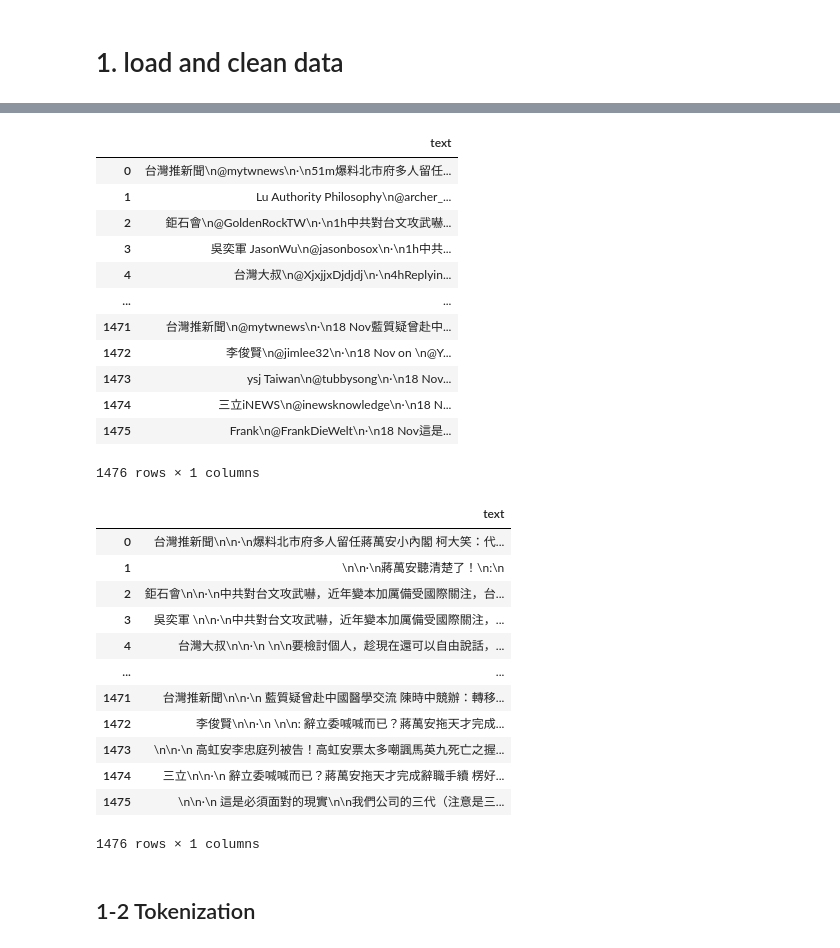
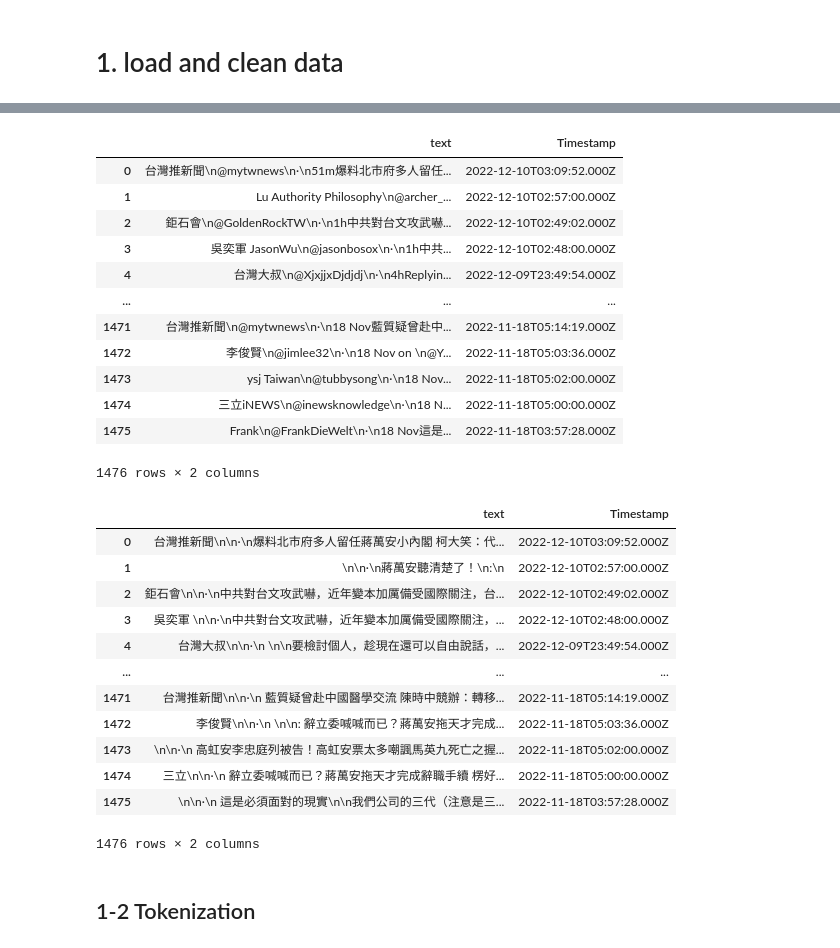
Before and after one commit to Jasper-Hewitt/Jiabo_Roberta_Chinese_sentiment, a Jupyter notebook: ChiangWanan_Twitter_predict_unlabelled_data.ipynb, the cells around one changed output, grey strips where cells are left out. Cells and saved outputs as stored; diff of their text form; code cells hidden in the pictures.

```diff
--- a/ChiangWanan_Twitter_predict_unlabelled_data.ipynb
+++ b/ChiangWanan_Twitter_predict_unlabelled_data.ipynb
@@ -59,25 +59,25 @@ import pandas as pd
 # %%
 #insert new xlsx file here
 testing_pd = pd.read_excel('/content/scrap_ChiangWanan.xlsx')
-testing_pd = testing_pd[['Text']]
+testing_pd = testing_pd[['Text', 'Timestamp']]
 testing_pd = testing_pd.rename(columns={'Text':'text'})
 # %%
 #dirty data
 testing_pd
 # %% [output]
-|  | text |
-| 0 | 台灣推新聞\n@mytwnews\n·\n51m爆料北市府多人留任... |
-| 1 | Lu Authority Philosophy\n@archer_... |
-| 2 | 鉅石會\n@GoldenRockTW\n·\n1h中共對台文攻武嚇... |
-| 3 | 吳奕軍 JasonWu\n@jasonbosox\n·\n1h中共... |
-| 4 | 台灣大叔\n@XjxjjxDjdjdj\n·\n4hReplyin... |
-| ... | ... |
-| 1471 | 台灣推新聞\n@mytwnews\n·\n18 Nov藍質疑曾赴中... |
-| 1472 | 李俊賢\n@jimlee32\n·\n18 Nov on \n@Y... |
-| 1473 | ysj Taiwan\n@tubbysong\n·\n18 Nov... |
-| 1474 | 三立iNEWS\n@inewsknowledge\n·\n18 N... |
-| 1475 | Frank\n@FrankDieWelt\n·\n18 Nov這是... |
+|  | text | Timestamp |
+| 0 | 台灣推新聞\n@mytwnews\n·\n51m爆料北市府多人留任... | 2022-12-10T03:09:52.000Z |
+| 1 | Lu Authority Philosophy\n@archer_... | 2022-12-10T02:57:00.000Z |
+| 2 | 鉅石會\n@GoldenRockTW\n·\n1h中共對台文攻武嚇... | 2022-12-10T02:49:02.000Z |
+| 3 | 吳奕軍 JasonWu\n@jasonbosox\n·\n1h中共... | 2022-12-10T02:48:00.000Z |
+| 4 | 台灣大叔\n@XjxjjxDjdjdj\n·\n4hReplyin... | 2022-12-09T23:49:54.000Z |
+| ... | ... | ... |
+| 1471 | 台灣推新聞\n@mytwnews\n·\n18 Nov藍質疑曾赴中... | 2022-11-18T05:14:19.000Z |
+| 1472 | 李俊賢\n@jimlee32\n·\n18 Nov on \n@Y... | 2022-11-18T05:03:36.000Z |
+| 1473 | ysj Taiwan\n@tubbysong\n·\n18 Nov... | 2022-11-18T05:02:00.000Z |
+| 1474 | 三立iNEWS\n@inewsknowledge\n·\n18 N... | 2022-11-18T05:00:00.000Z |
+| 1475 | Frank\n@FrankDieWelt\n·\n18 Nov這是... | 2022-11-18T03:57:28.000Z |
-1476 rows × 1 columns
+1476 rows × 2 columns
 # %%
 #we can consider not deleting the titles. This will be up to the ICI project group to decide
 #if you wish to preserve the titles. replace the corresponding block of code below with this one
@@ -119,23 +119,23 @@ testing_pd['text'] = testing_pd['text'].replace(numbers,'',regex=True)
 # %%
 #delete empty rows
 testing_pd = testing_pd[testing_pd['text'].str.len()>2]
-testing_pd = testing_pd[['text']]
+testing_pd = testing_pd[['text', 'Timestamp']]
 testing_pd = testing_pd.reset_index(drop=True)
 testing_pd
 # %% [output]
-|  | text |
-| 0 | 台灣推新聞\n\n·\n爆料北市府多人留任蔣萬安小內閣 柯大笑：代... |
-| 1 | \n\n·\n蔣萬安聽清楚了！\n:\n |
-| 2 | 鉅石會\n\n·\n中共對台文攻武嚇，近年變本加厲備受國際關注，台... |
-| 3 | 吳奕軍 \n\n·\n中共對台文攻武嚇，近年變本加厲備受國際關注，... |
-| 4 | 台灣大叔\n\n·\n \n\n要檢討個人，趁現在還可以自由說話，... |
-| ... | ... |
-| 1471 | 台灣推新聞\n\n·\n 藍質疑曾赴中國醫學交流 陳時中競辦：轉移... |
-| 1472 | 李俊賢\n\n·\n \n\n: 辭立委喊喊而已？蔣萬安拖天才完成... |
-| 1473 | \n\n·\n 高虹安李忠庭列被告！高虹安票太多嘲諷馬英九死亡之握... |
-| 1474 | 三立\n\n·\n 辭立委喊喊而已？蔣萬安拖天才完成辭職手續 楞好... |
-| 1475 | \n\n·\n 這是必須面對的現實\n\n我們公司的三代（注意是三... |
+|  | text | Timestamp |
+| 0 | 台灣推新聞\n\n·\n爆料北市府多人留任蔣萬安小內閣 柯大笑：代... | 2022-12-10T03:09:52.000Z |
+| 1 | \n\n·\n蔣萬安聽清楚了！\n:\n | 2022-12-10T02:57:00.000Z |
+| 2 | 鉅石會\n\n·\n中共對台文攻武嚇，近年變本加厲備受國際關注，台... | 2022-12-10T02:49:02.000Z |
+| 3 | 吳奕軍 \n\n·\n中共對台文攻武嚇，近年變本加厲備受國際關注，... | 2022-12-10T02:48:00.000Z |
+| 4 | 台灣大叔\n\n·\n \n\n要檢討個人，趁現在還可以自由說話，... | 2022-12-09T23:49:54.000Z |
+| ... | ... | ... |
+| 1471 | 台灣推新聞\n\n·\n 藍質疑曾赴中國醫學交流 陳時中競辦：轉移... | 2022-11-18T05:14:19.000Z |
+| 1472 | 李俊賢\n\n·\n \n\n: 辭立委喊喊而已？蔣萬安拖天才完成... | 2022-11-18T05:03:36.000Z |
+| 1473 | \n\n·\n 高虹安李忠庭列被告！高虹安票太多嘲諷馬英九死亡之握... | 2022-11-18T05:02:00.000Z |
+| 1474 | 三立\n\n·\n 辭立委喊喊而已？蔣萬安拖天才完成辭職手續 楞好... | 2022-11-18T05:00:00.000Z |
+| 1475 | \n\n·\n 這是必須面對的現實\n\n我們公司的三代（注意是三... | 2022-11-18T03:57:28.000Z |
-1476 rows × 1 columns
+1476 rows × 2 columns
 # %% [markdown]
 ## 1-2 Tokenization
 # %%
```
Also changed, not shown: parts of 13 cells of this notebook.
